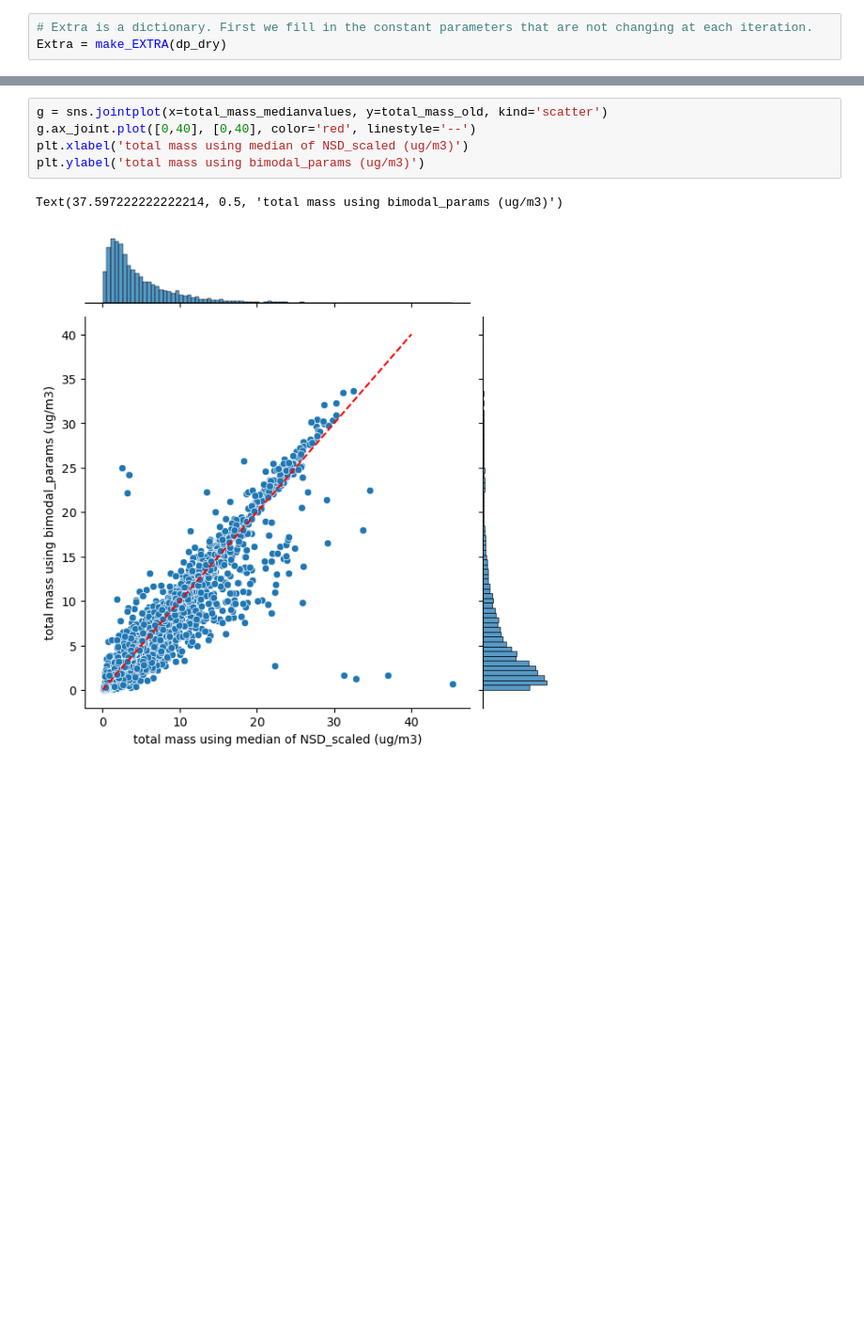
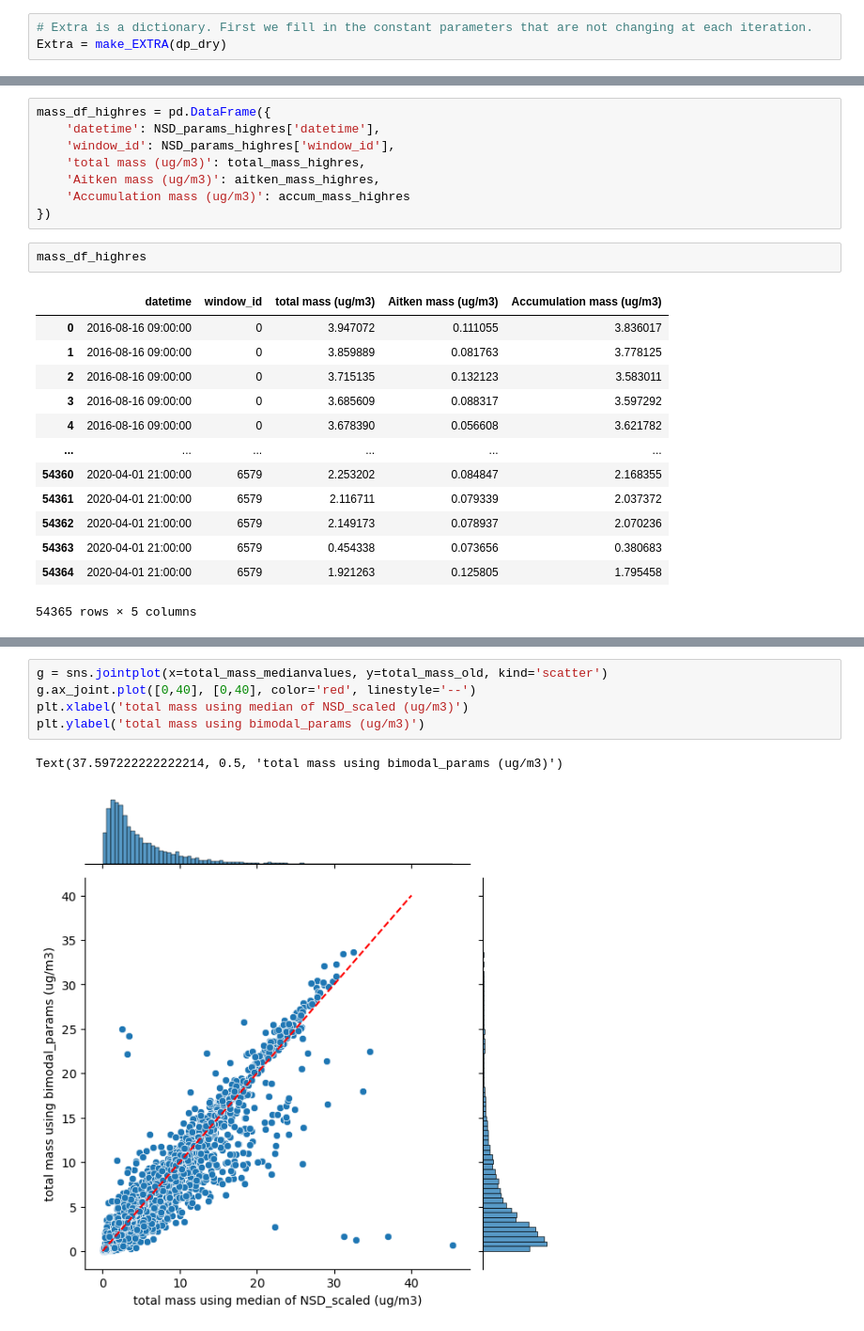
Before and after one commit to mauradewey/Modal-Aerosol-Composition, a Jupyter notebook: notebooks/test_mass_constraint.ipynb, the cells around one changed output, grey strips where cells are left out. Shown at 94% size. Saved outputs shown, nothing was run; the diff lists cells and outputs as text; blank space fills up the shorter version.

```diff
--- a/notebooks/test_mass_constraint.ipynb
+++ b/notebooks/test_mass_constraint.ipynb
@@ -149,0 +198,24 @@ Text(0, 0.5, 'Total mass (ug/m3)')
+# %%
+mass_df_highres = pd.DataFrame({
+    'datetime': NSD_params_highres['datetime'],
+    'window_id': NSD_params_highres['window_id'],
+    'total mass (ug/m3)': total_mass_highres,
+    'Aitken mass (ug/m3)': aitken_mass_highres,
+    'Accumulation mass (ug/m3)': accum_mass_highres
+})
+# %%
+mass_df_highres
+# %% [output]
+|  | datetime | window_id | total mass (ug/m3) | Aitken mass (ug/m3) | Accumulation mass (ug/m3) |
+| 0 | 2016-08-16 09:00:00 | 0 | 3.947072 | 0.111055 | 3.836017 |
+| 1 | 2016-08-16 09:00:00 | 0 | 3.859889 | 0.081763 | 3.778125 |
+| 2 | 2016-08-16 09:00:00 | 0 | 3.715135 | 0.132123 | 3.583011 |
+| 3 | 2016-08-16 09:00:00 | 0 | 3.685609 | 0.088317 | 3.597292 |
+| 4 | 2016-08-16 09:00:00 | 0 | 3.678390 | 0.056608 | 3.621782 |
+| ... | ... | ... | ... | ... | ... |
+| 54360 | 2020-04-01 21:00:00 | 6579 | 2.253202 | 0.084847 | 2.168355 |
+| 54361 | 2020-04-01 21:00:00 | 6579 | 2.116711 | 0.079339 | 2.037372 |
+| 54362 | 2020-04-01 21:00:00 | 6579 | 2.149173 | 0.078937 | 2.070236 |
+| 54363 | 2020-04-01 21:00:00 | 6579 | 0.454338 | 0.073656 | 0.380683 |
+| 54364 | 2020-04-01 21:00:00 | 6579 | 1.921263 | 0.125805 | 1.795458 |
+54365 rows × 5 columns
```
Also changed, not shown: parts of 14 cells of this notebook, 9 other files.
